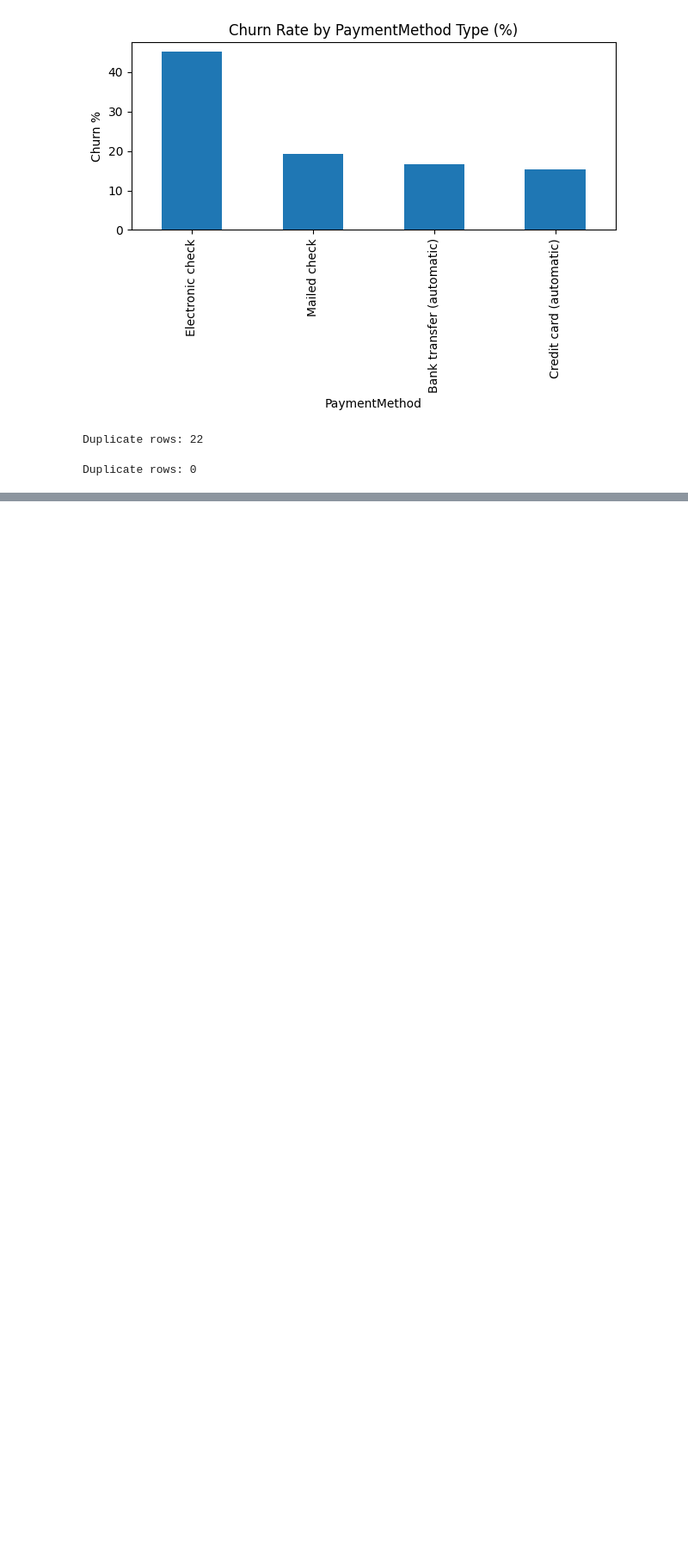
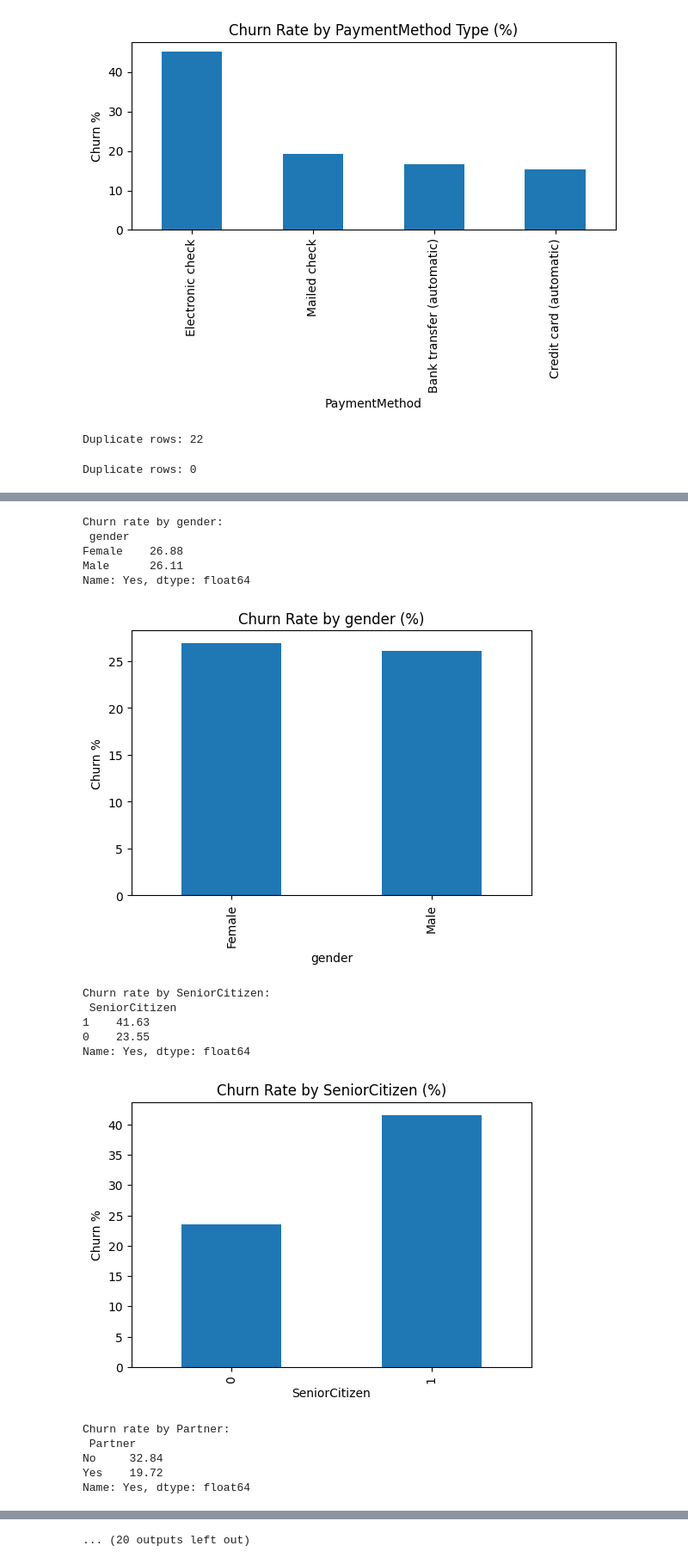
Before and after one commit to jishnuvujichu11-hash/churn_prediction, a Jupyter notebook: notebooks/churn_eda.ipynb, the cells around one changed output, grey strips where cells are left out. Shown at 86% size. Drawn from its saved outputs; the diff is of its cells as text; code cells hidden in the pictures; blank space fills up the shorter version.

```diff
--- a/notebooks/churn_eda.ipynb
+++ b/notebooks/churn_eda.ipynb
@@ -170,0 +220,28 @@ Duplicate rows: 0
+# %%
+for col in categorical_cols:
+    ct = pd.crosstab(df[col], df['Churn'], normalize='index')
+    churn_rate = (ct['Yes']*100).round(2)
+    print(f"\nChurn rate by {col}:\n", churn_rate.sort_values(ascending=False))
+
+    churn_rate.plot(kind='bar', figsize=(6,4))
+    plt.title(f'Churn Rate by {col} (%)')
+    plt.ylabel('Churn %')
+    plt.show()
+# %% [output]
+Churn rate by gender:
+ gender
+Female    26.88
+Male      26.11
+Name: Yes, dtype: float64
+[figure, added]
+Churn rate by SeniorCitizen:
+ SeniorCitizen
+1    41.63
+0    23.55
+Name: Yes, dtype: float64
+[figure, added]
+Churn rate by Partner:
+ Partner
+No     32.84
+Yes    19.72
+Name: Yes, dtype: float64
@@ -170,0 +268 @@ Duplicate rows: 0
+... (20 outputs left out)
```
Also changed, not shown: parts of 9 cells of this notebook, 17 other files.
